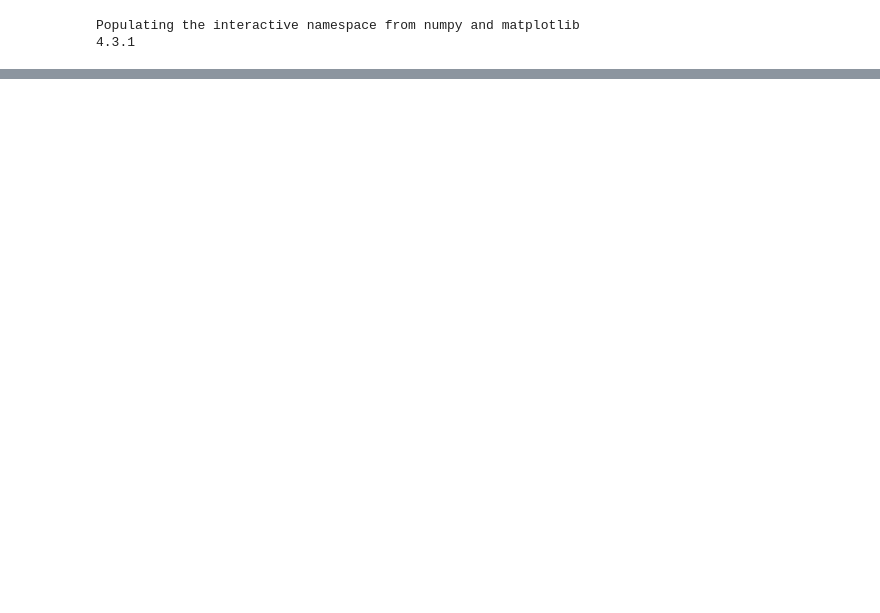
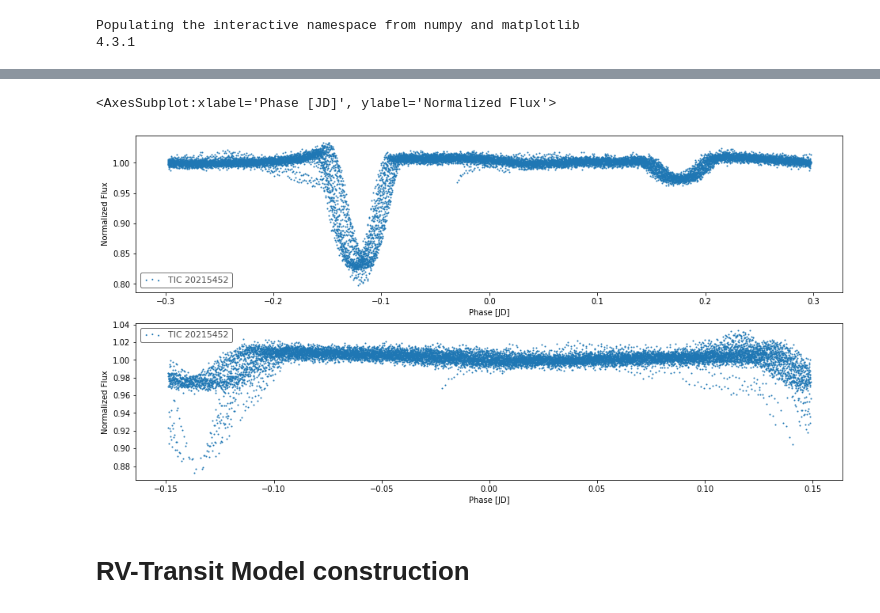
Before and after one commit to kjaehnig/GAT_SEBs, a Jupyter notebook: Joint RV - Lightcurve pymc3 model.ipynb, the cells around one changed output, grey strips where cells are left out. Saved outputs shown, nothing was run; the diff lists cells and outputs as text; code cells hidden in the pictures; blank space fills up the shorter version.

```diff
--- a/Joint RV - Lightcurve pymc3 model.ipynb
+++ b/Joint RV - Lightcurve pymc3 model.ipynb
@@ -49,0 +232,9 @@ print(joker_per, jk_row['MAP_P_err'])
+# %%
+fig,ax = plt.subplots(nrows=2)
+lks.fold(normalize_phase=False,epoch_time=star1_t0-10 , period=star1_per).scatter(ax=ax[0])
+lks[~star1_mask].fold(normalize_phase=False, epoch_time=star2_t0-10, period=star2_per).scatter(ax=ax[1])
+# %% [output]
+<AxesSubplot:xlabel='Phase [JD]', ylabel='Normalized Flux'>
+[figure, added]
+# %% [markdown]
+# RV-Transit Model construction
```
Also changed, not shown: parts of 15 cells of this notebook, 2 other files.
